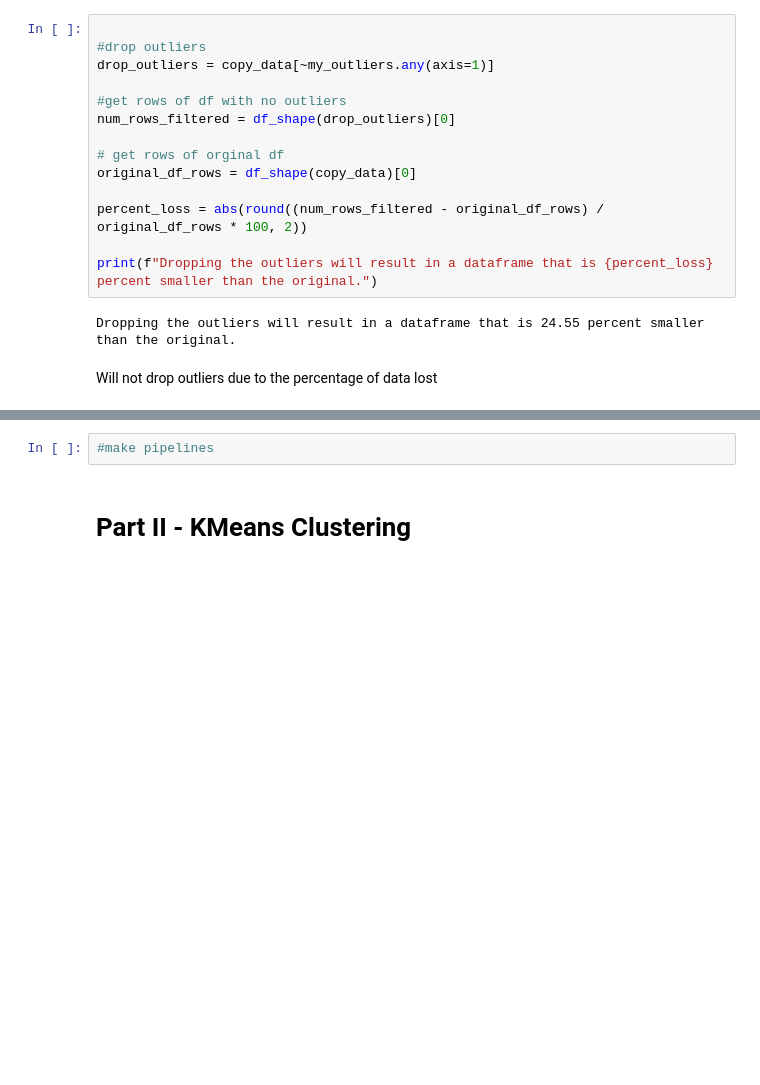
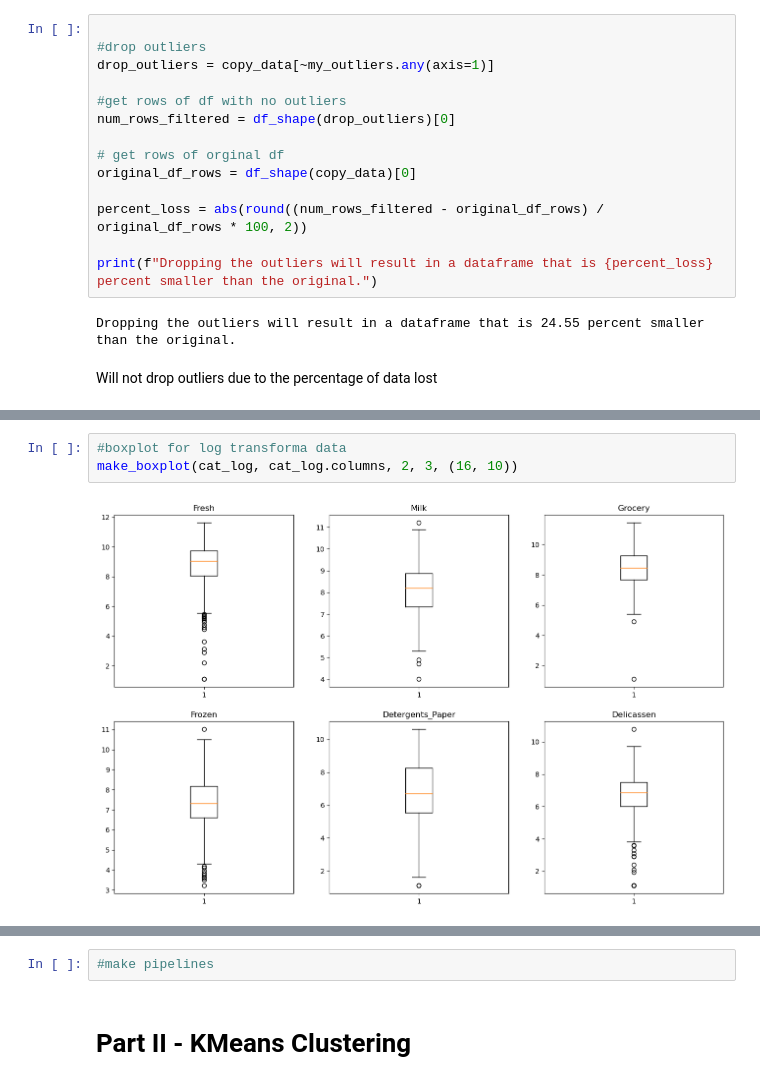
Before and after one commit to SBangarh/ml-project-unsupervised-learning, a Jupyter notebook: Unsupervised Learning - Project.ipynb, the cells around one changed output, grey strips where cells are left out. Cells and saved outputs as stored; diff of their text form; blank space fills up the shorter version.

```diff
--- a/Unsupervised Learning - Project.ipynb
+++ b/Unsupervised Learning - Project.ipynb
@@ -518,0 +543,5 @@ Will not drop outliers due to the percentage of data lost
+# %%
+#boxplot for log transforma data
+make_boxplot(cat_log, cat_log.columns, 2, 3, (16, 10))
+# %% [output]
+[figure, added]
```
Also changed, not shown: parts of 14 cells of this notebook.
